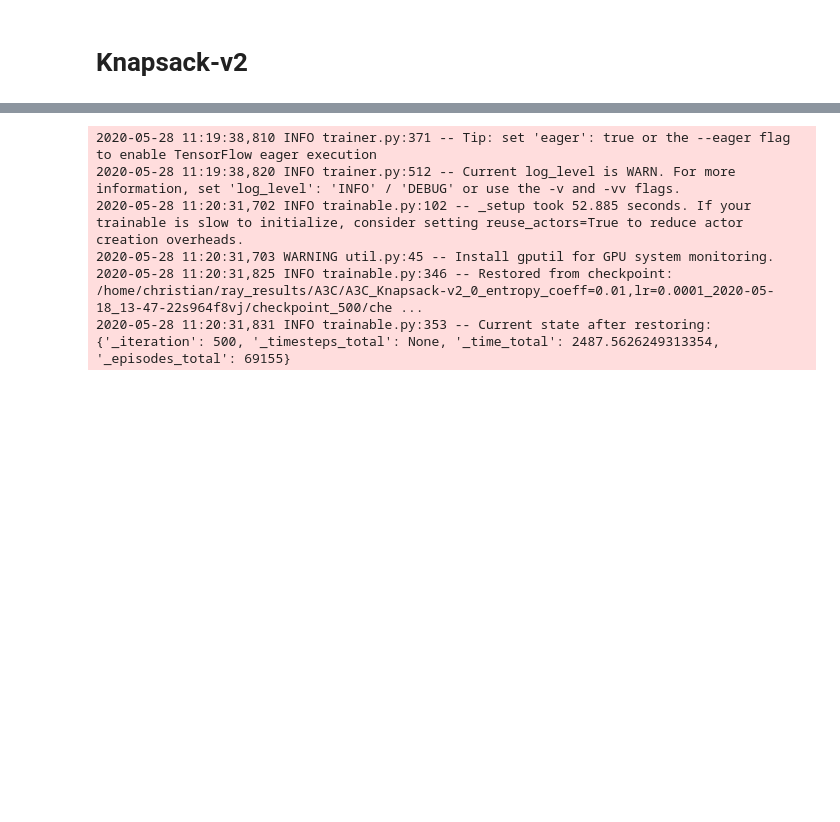
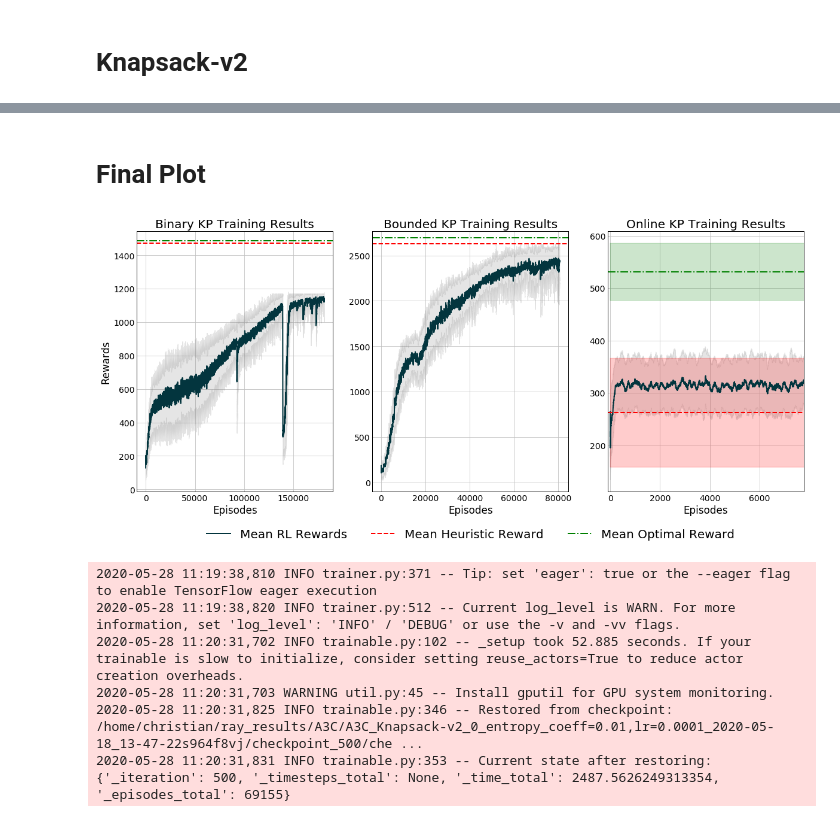
Before and after one commit to hubbs5/or-gym, a Jupyter notebook: notebooks/knapsack_plots.ipynb, the cells around one changed output, grey strips where cells are left out. Drawn from its saved outputs; the diff is of its cells as text; code cells hidden in the pictures; blank space fills up the shorter version.

```diff
--- a/notebooks/knapsack_plots.ipynb
+++ b/notebooks/knapsack_plots.ipynb
@@ -336,3 +328,64 @@ RL:             Rewards = 315.4 Std = 46.6      Ratio = 1.68
+# %% [markdown]
+# Final Plot
+# %%
+fig, ax = plt.subplots(1, 3, figsize=(20,8))
+linestyles = ['--', '-.', ':', '-']
+
+ax[0].plot(kp1_plot_data['mean_rewards'], label='Mean RL Rewards')
+ax[0].fill_between(np.arange(kp1_plot_data.shape[0]),
+                   kp1_plot_data['fill_min'],
+                   kp1_plot_data['fill_max'],
+                 color='gray', alpha=0.2)
+ax[0].axhline(xmin=0, xmax=x_max, y=heur_mean1,
+              color='r', linestyle=linestyles[0],
+              label='Mean Heuristic Reward')
+ax[0].axhline(xmin=0, xmax=x_max, y=opt_mean1,
+              color='green', linestyle=linestyles[1],
+              label='Mean Optimal Reward')
+ax[0].set_ylabel('Rewards')
+ax[0].set_xlabel('Episodes')
+ax[0].set_title('Binary KP Training Results')
+
+ax[1].plot(kp2_plot_data['mean_rewards'], label='Mean RL Rewards')
+ax[1].fill_between(np.arange(kp2_plot_data.shape[0]),
+                   kp2_plot_data['fill_min'],
+                   kp2_plot_data['fill_max'],
+                 color='gray', alpha=0.2)
+
+ax[1].axhline(xmin=0, xmax=x_max, y=heur_mean2,
+              color='r', linestyle=linestyles[0],
+              label='Mean Heuristic Reward')
+ax[1].axhline(xmin=0, xmax=x_max, y=opt_mean2,
+              color='green', linestyle=linestyles[1],
+              label='Mean Optimal Reward')
+ax[1].set_xlabel('Episodes')
+ax[1].set_title('Bounded KP Training Results')
+
+ax[2].plot(kp3_plot_data['mean_rewards'], label='Mean RL Rewards')
+ax[2].fill_between(np.arange(kp3_plot_data.shape[0]),
+                 kp3_plot_data['fill_min'], kp3_plot_data['fill_max'],
+                 color='gray', alpha=0.2)
+
+ax[2].axhline(xmin=0, xmax=x_max, y=heur_mean3,
+              color='r', linestyle=linestyles[0],
+              label='Mean Heuristic Reward')
+ax[2].fill_between(np.arange(kp3_plot_data.shape[0]), heur_mean3-heur_var3,
+                 heur_mean3+heur_var3, color='r', alpha=0.2)
+
+ax[2].axhline(xmin=0, xmax=x_max, y=opt_mean3,
+              color='green', linestyle=linestyles[1],
+              label='Mean Optimal Reward')
+ax[2].fill_between(np.arange(kp3_plot_data.shape[0]), opt_mean3-opt_var3,
+                 opt_mean3+opt_var3, color='green', alpha=0.2)
+ax[2].set_xlim(-100, kp3_plot_data.shape[0]/10)
+
+ax[2].set_xlabel('Episodes')
+ax[2].set_title('Online KP Training Results')
+ax[1].legend(loc='upper center', ncol=3, bbox_to_anchor=(0.5, -0.1), prop={'size': 20})
+
+plt.show()
+# %% [output]
+[figure, added]
 # %%
 path = '/home/christian/ray_results/PPO/PPO_Knapsack-v0_70012da3_1_lr=0.001,vf_share_layers=True_2020-03-21_16-39-26_z6_97l8'
 with open(f"{path}/params.json", "r") as read_file:
```
Also changed, not shown: parts of 7 cells of this notebook, 7 other files.
